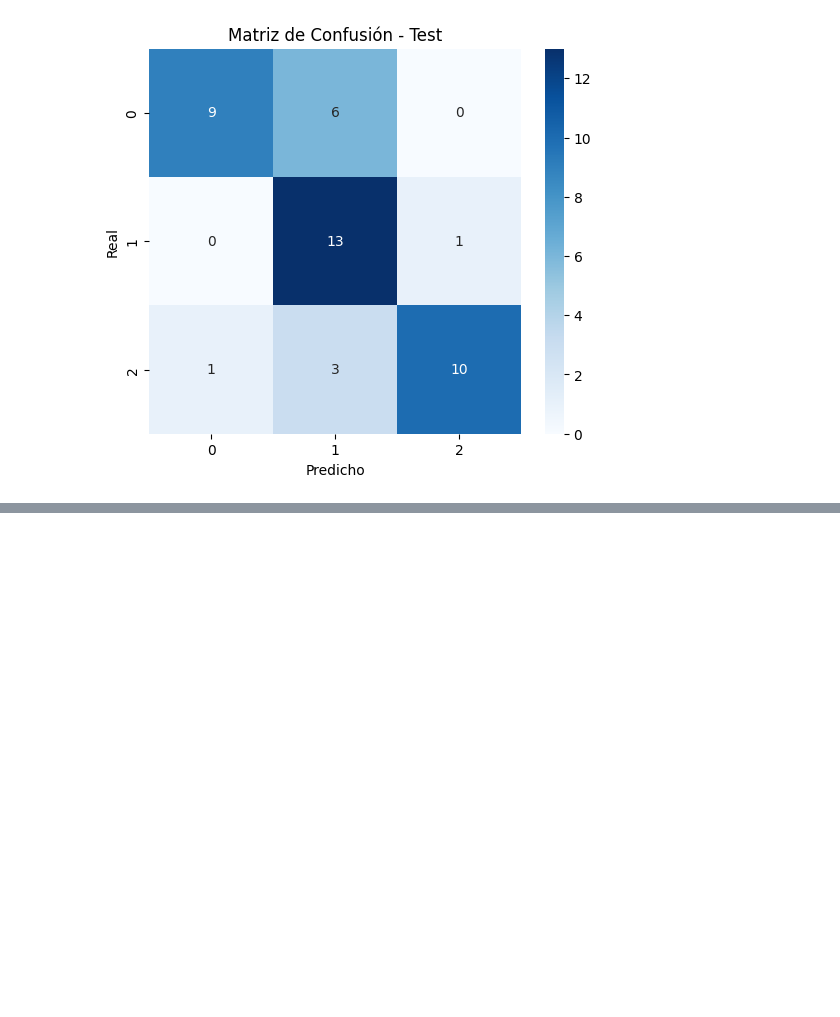
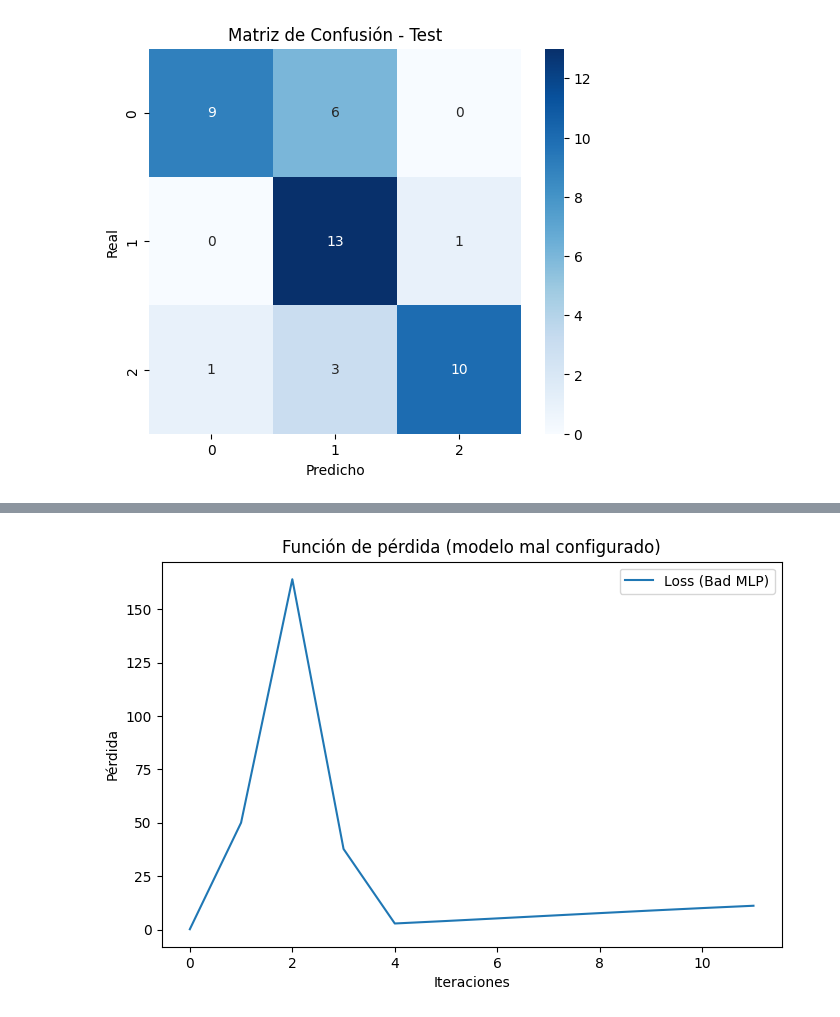
Before and after one commit to larubiano0/Parcial2-He2AI, a Jupyter notebook: GDP_script.ipynb, the cells around one changed output, grey strips where cells are left out. Saved outputs shown, nothing was run; the diff lists cells and outputs as text; code cells hidden in the pictures; blank space fills up the shorter version.

```diff
--- a/GDP_script.ipynb
+++ b/GDP_script.ipynb
@@ -801,0 +851,85 @@ plot_conf_matrix(y_test_labels, y_pred, 'Matriz de Confusión - Test')
+# %%
+# 1. Función de pérdida
+plt.figure(figsize=(8, 5))
+if hasattr(bad_mlp, 'loss_curve_') and bad_mlp.loss_curve_:
+    plt.plot(bad_mlp.loss_curve_, label='Loss (Bad MLP)')
+    plt.xlabel('Iteraciones')
+    plt.ylabel('Pérdida')
+    plt.title('Función de pérdida (modelo mal configurado)')
+    plt.legend()
+    plt.show()
+else:
+    print("El modelo mal configurado no tiene 'loss_curve_' disponible.")
+
+# 2. Tasa de aprendizaje (se muestra como valor constante a lo largo de las iteraciones)
+plt.figure(figsize=(8, 5))
+lr_bad = bad_mlp.learning_rate_init
+if hasattr(bad_mlp, 'loss_curve_') and bad_mlp.loss_curve_:
+    plt.plot(np.arange(len(bad_mlp.loss_curve_)), [lr_bad] * len(bad_mlp.loss_curve_), label='Learning Rate (Bad MLP)')
+    plt.xlabel('Iteraciones')
+    plt.ylabel('Tasa de aprendizaje')
+    plt.title('Tasa de aprendizaje (modelo mal configurado)')
+    plt.legend()
+    plt.show()
+else:
+    print("El modelo mal configurado no tiene 'loss_curve_' para graficar la tasa de aprendizaje.")
+
+# 3. Precisión del modelo (Entrenamiento y Prueba)
+# Para el conjunto de entrenamiento:
+y_train_pred_bad = bad_mlp.predict(X_train_scaled)
+y_train_pred_bad_labels = np.argmax(y_train_pred_bad, axis=1)
+y_train_labels = np.argmax(y_train, axis=1)
+train_acc_bad = accuracy_score(y_train_labels, y_train_pred_bad_labels)
+test_acc_bad = accuracy_score(y_test_labels, y_pred_bad_labels)
+
+plt.figure(figsize=(8, 5))
+models = ['Bad MLP']
+train_accs = [train_acc_bad]
+test_accs = [test_acc_bad]
+x = np.arange(len(models))
+width = 0.35
+
+plt.bar(x - width/2, train_accs, width, label='Entrenamiento', color='blue')
+plt.bar(x + width/2, test_accs, width, label='Prueba', color='green')
+plt.xticks(x, models)
+plt.ylabel('Precisión')
+plt.title('Precisión del modelo mal configurado')
+plt.ylim([0, 1])
+plt.legend()
+plt.show()
+
+# 4. Curva ROC para cada clase (One-vs-Rest)
+# MLPRegressor no ofrece predict_proba, así que aplicamos softmax manualmente
+def softmax(x):
+    e_x = np.exp(x - np.max(x, axis=1, keepdims=True))
+    return e_x / e_x.sum(axis=1, keepdims=True)
+
+y_pred_bad_softmax = softmax(y_pred_bad)
+
+plt.figure(figsize=(8, 5))
+# Binarizar las etiquetas verdaderas para ROC (One-vs-Rest)
+y_test_bin = label_binarize(y_test_labels, classes=[0, 1, 2])
+for i in range(3):
+    fpr, tpr, _ = roc_curve(y_test_bin[:, i], y_pred_bad_softmax[:, i])
+    roc_auc = auc(fpr, tpr)
+    plt.plot(fpr, tpr, label=f'Clase {i} (AUC = {roc_auc:.2f})')
+plt.plot([0, 1], [0, 1], 'k--')
+plt.xlabel('FPR')
+plt.ylabel('TPR')
+plt.title('Curva ROC (modelo mal configurado)')
+plt.legend()
+plt.show()
+
+# 5. Matriz de Confusión
+def plot_conf_matrix(y_true, y_pred, title):
+    cm = confusion_matrix(y_true, y_pred)
+    plt.figure(figsize=(6, 5))
+    sns.heatmap(cm, annot=True, fmt='d', cmap='Blues', xticklabels=[0, 1, 2], yticklabels=[0, 1, 2])
+    plt.xlabel('Predicho')
+    plt.ylabel('Real')
+    plt.title(title)
+    plt.show()
+
+plot_conf_matrix(y_test_labels, y_pred_bad_labels, 'Matriz de Confusión - Bad MLP (Test)')
+# %% [output]
+[figure, added]
```
Also changed, not shown: parts of 6 cells of this notebook.
